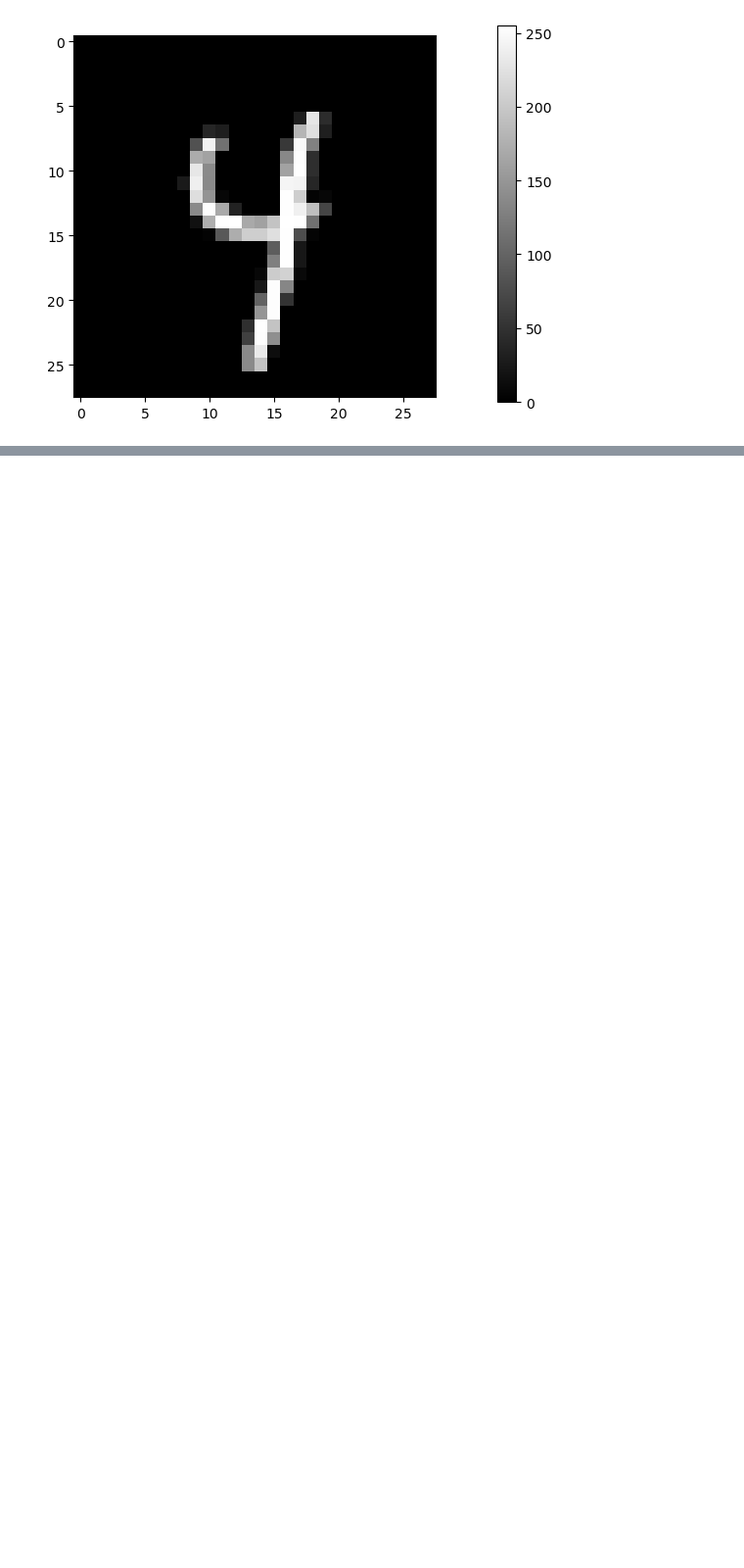
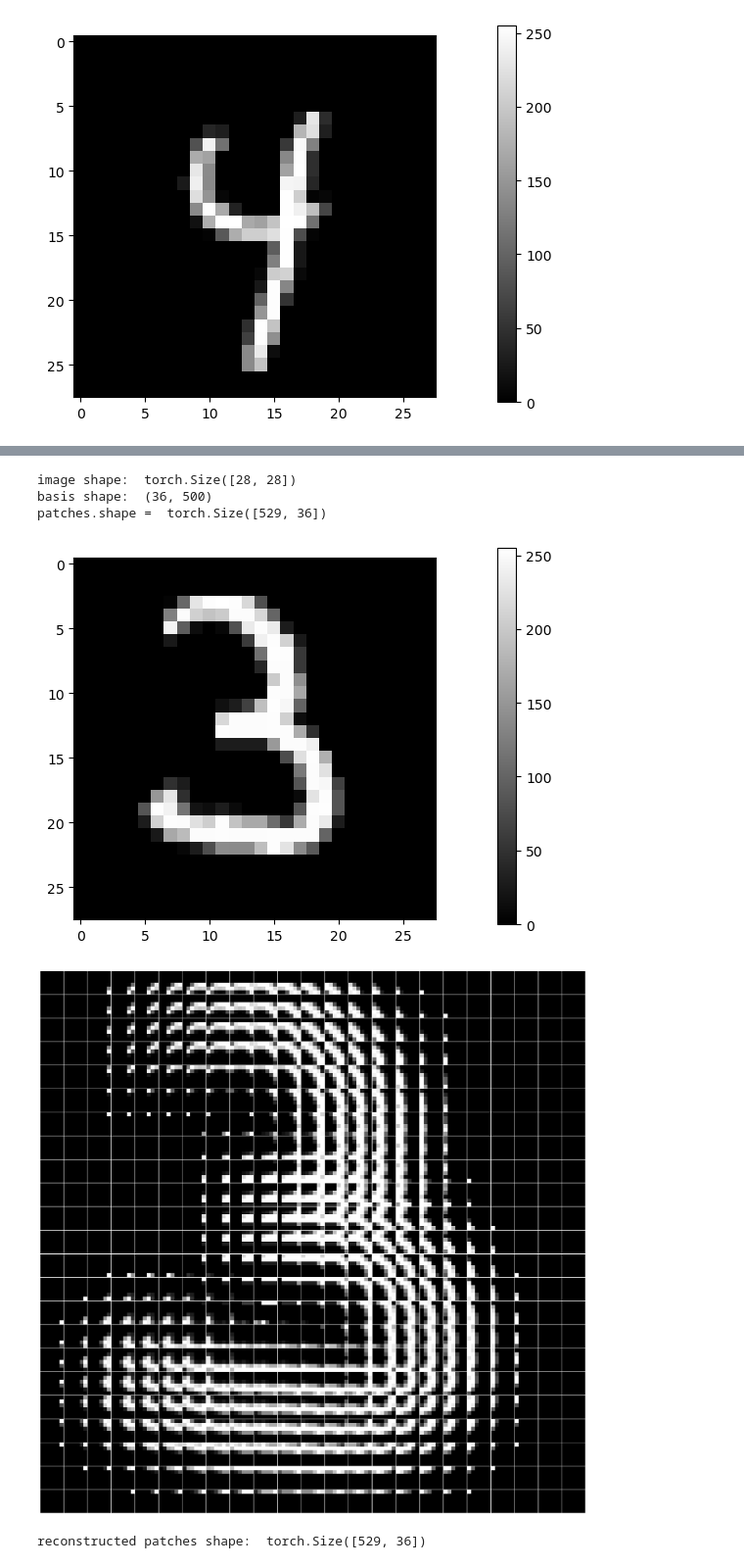
Before and after one commit to derek1909/Sparse-Coding, a Jupyter notebook: sparse_coding_torch_Demo.ipynb, the cells around one changed output, grey strips where cells are left out. Shown at 98% size. Drawn from its saved outputs; the diff is of its cells as text; code cells hidden in the pictures; blank space fills up the shorter version.

```diff
--- a/sparse_coding_torch_Demo.ipynb
+++ b/sparse_coding_torch_Demo.ipynb
@@ -145,0 +117,39 @@ basis1_host.shape
+# %%
+image_idx = 546
+image = images[image_idx,:,:]
+utility.imshow(image)
+
+print("image shape: ", image.shape)
+
+# find sparse code
+print("basis shape: ", basis1_host.shape)
+
+Orig_Patches = utility.Image2Patch(image, patch_size=xdim, plot=True)
+
+
+## Encode patches
+Activities = Orig_Patches @ basis1_host
+plt.figure()
+plt.imshow(Activities, cmap="gray")
+
+
+## Reconstruct
+Recon_Patches = Activities @ basis1_host.T
+print("reconstructed patches shape: ", Recon_Patches.shape)
+
+col = 28 - xdim + 1
+figure = plt.figure(figsize=(col, col))
+for i in range(1, col * col + 1):
+    figure.add_subplot(col, col, i)
+    plt.axis("off")
+    plt.imshow(Recon_Patches[i - 1].view(xdim, xdim), cmap="gray")
+
+plt.subplots_adjust(wspace=0.02, hspace=0.02)
+plt.show()
+# %% [output]
+image shape:  torch.Size([28, 28])
+basis shape:  (36, 500)
+patches.shape =  torch.Size([529, 36])
+[figure, added]
+[figure, added]
+reconstructed patches shape:  torch.Size([529, 36])
```
Also changed, not shown: parts of 7 cells of this notebook, 2 other files.
